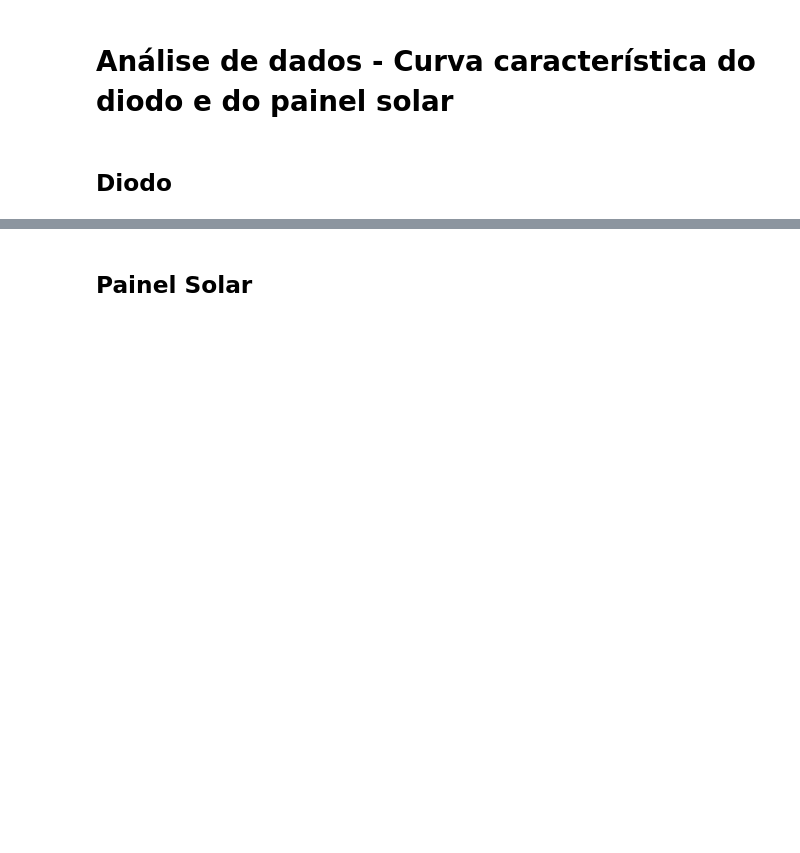
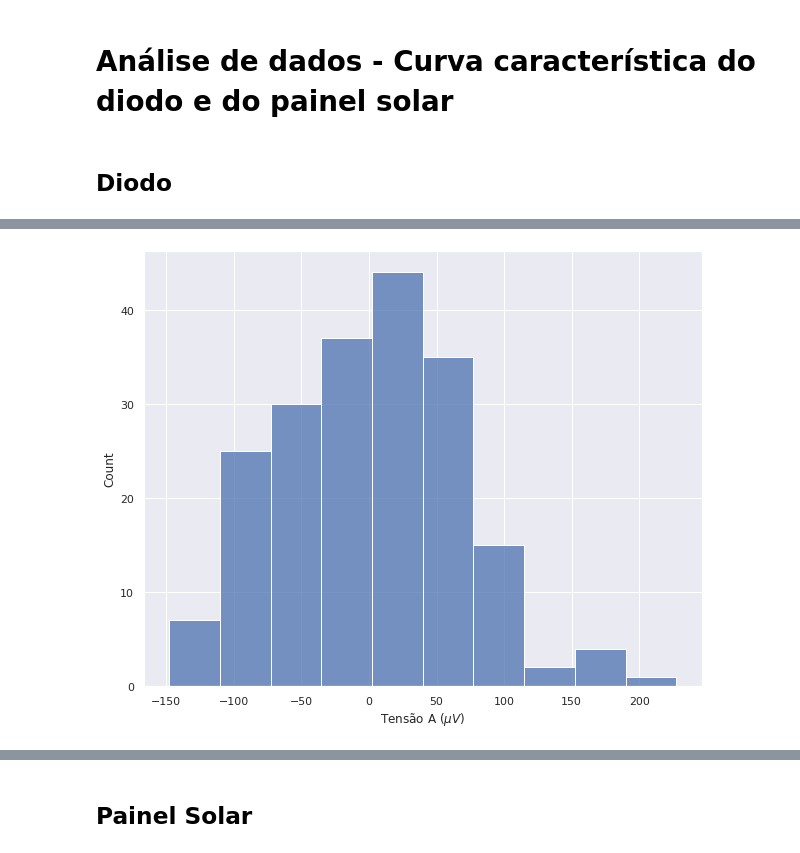
Before and after one commit to ivfreire/lab_3, a Jupyter notebook: Experimento 1/Atividade 3/análise.ipynb, the cells around one changed output, grey strips where cells are left out. Drawn from its saved outputs; the diff is of its cells as text; code cells hidden in the pictures; blank space fills up the shorter version.

```diff
--- a/Experimento 1/Atividade 3/análise.ipynb
+++ b/Experimento 1/Atividade 3/análise.ipynb
@@ -35,0 +53,6 @@ R = 330.2, 0.1	# Resistência e incerteza
+# %%
+sns.histplot(sigma*1E6, bins=10)
+plt.xlabel('Tensão A ($\mu V$)')
+plt.show()
+# %% [output]
+[figure, added]
```
Also changed, not shown: parts of 13 cells of this notebook, 3 other files.
